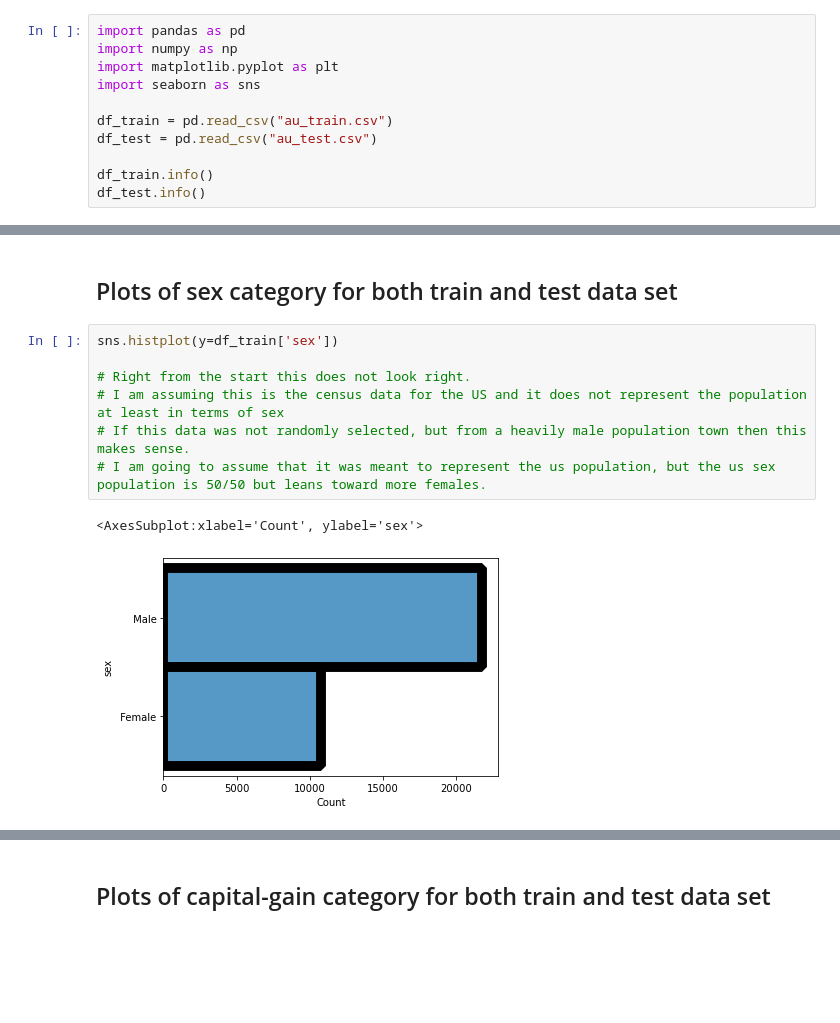
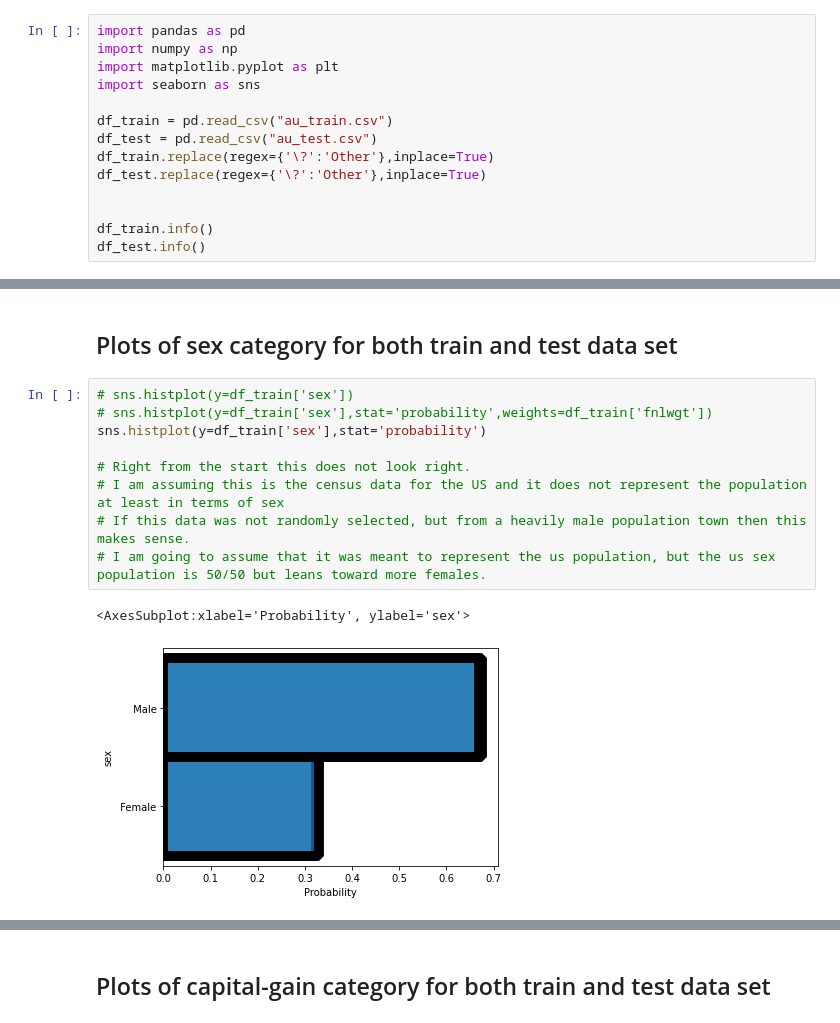
Before and after one commit to luismoralesphysics/Aunalytics_DA_assessment, a Jupyter notebook: segmentation.ipynb, the cells around one changed output, grey strips where cells are left out. Cells and saved outputs as stored; diff of their text form; blank space fills up the shorter version.

```diff
--- a/segmentation.ipynb
+++ b/segmentation.ipynb
@@ -6,6 +6,9 @@ import seaborn as sns
 
 df_train = pd.read_csv("au_train.csv")
 df_test = pd.read_csv("au_test.csv")
+df_train.replace(regex={'\?':'Other'},inplace=True)
+df_test.replace(regex={'\?':'Other'},inplace=True)
+
 
 df_train.info()
 df_test.info()
@@ -147,14 +150,16 @@ sns.histplot(y=df_test['race'])
 # %% [markdown]
 ## Plots of sex category for both train and test data set
 # %%
-sns.histplot(y=df_train['sex'])
+# sns.histplot(y=df_train['sex'])
+# sns.histplot(y=df_train['sex'],stat='probability',weights=df_train['fnlwgt'])
+sns.histplot(y=df_train['sex'],stat='probability')
 
 # Right from the start this does not look right.
 # I am assuming this is the census data for the US and it does not represent the population at least in terms of sex
 # If this data was not randomly selected, but from a heavily male population town then this makes sense.
 # I am going to assume that it was meant to represent the us population, but the us sex population is 50/50 but leans toward more females.
 # %% [output]
-<AxesSubplot:xlabel='Count', ylabel='sex'>
+<AxesSubplot:xlabel='Probability', ylabel='sex'>
-[figure, old version]
+[figure, new version]
 # %%
 sns.histplot(y=df_test['sex'])
```
Also changed, not shown: parts of 15 cells of this notebook.
